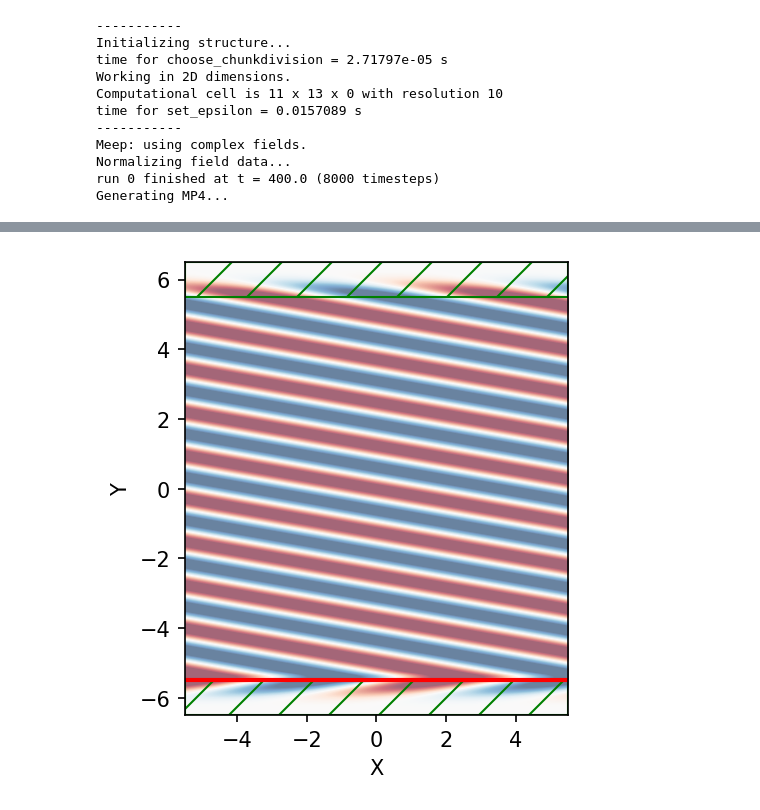
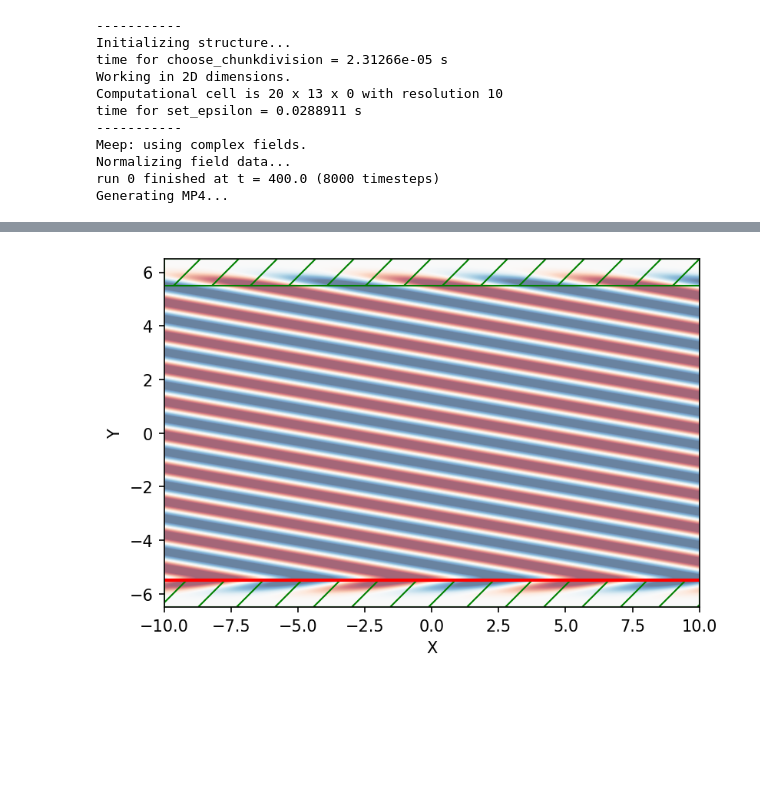
Before and after one commit to Nikolaos-MAtthaiakakis/share, a Jupyter notebook: angle_test.ipynb, the cells around one changed output, grey strips where cells are left out. Drawn from its saved outputs; the diff is of its cells as text; code cells hidden in the pictures; blank space fills up the shorter version.

```diff
--- a/angle_test.ipynb
+++ b/angle_test.ipynb
@@ -186,11 +186,12 @@ import meep as mp
 from IPython.display import Video
 
 s = 11  # the size of the computational cell, not including PML
-sx=11
+sx=20
 dpml = 1  # thickness of PML layers
 
 sxy = s + 2 * dpml  # cell size, including PML
 cell = mp.Vector3(sx, sxy, 0)
+n = 1 # refractive index of material containing the source
 
 pml_layers = [mp.PML(thickness=dpml, direction=mp.Y)]
 resolution = 10
@@ -223,37 +224,37 @@ sources = [
 ]
 
 sim = mp.Simulation(
     cell_size=cell,
     sources=sources,
     k_point=k,
     boundary_layers=pml_layers,
     resolution=resolution,
     default_material=mp.Medium(index=n),
 )
 
 t = 400  # run time
 f = plt.figure(dpi=150)
 Animate = mp.Animate2D(sim, fields=mp.Ez, f=f, realtime=False, normalize=True)
 sim.run(mp.at_every(4,Animate), until=t)
 
 # Process the animation and view it
 filename = "angle_per2D.mp4"
 Animate.to_mp4(5,filename)
 Video(filename)
 # %% [output]
 -----------
 Initializing structure...
-time for choose_chunkdivision = 2.71797e-05 s
+time for choose_chunkdivision = 2.31266e-05 s
 Working in 2D dimensions.
-Computational cell is 11 x 13 x 0 with resolution 10
-time for set_epsilon = 0.0157089 s
+Computational cell is 20 x 13 x 0 with resolution 10
+time for set_epsilon = 0.0288911 s
 -----------
 Meep: using complex fields.
 Normalizing field data...
 run 0 finished at t = 400.0 (8000 timesteps)
 Generating MP4...
 [interactive output not drawn]
-[figure, old version]
+[figure, new version]
 # %%
 # This example creates an approximate Ez-polarized planewave in vacuum (3D simulation, periodic)
 # propagating at a 45-degree angle, by using a couple of current sources
```
Also changed, not shown: parts of 3 cells of this notebook.
